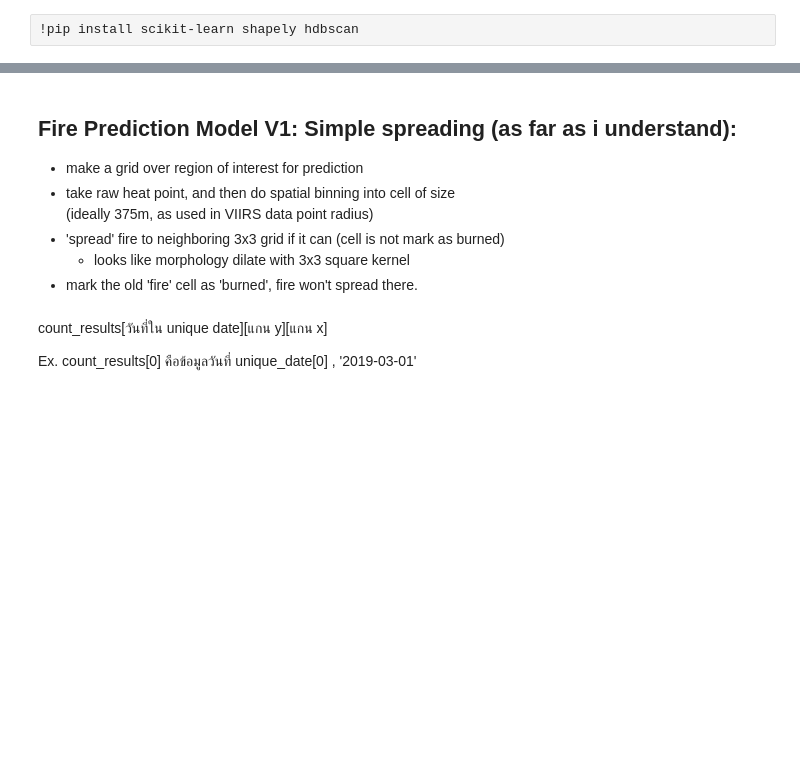
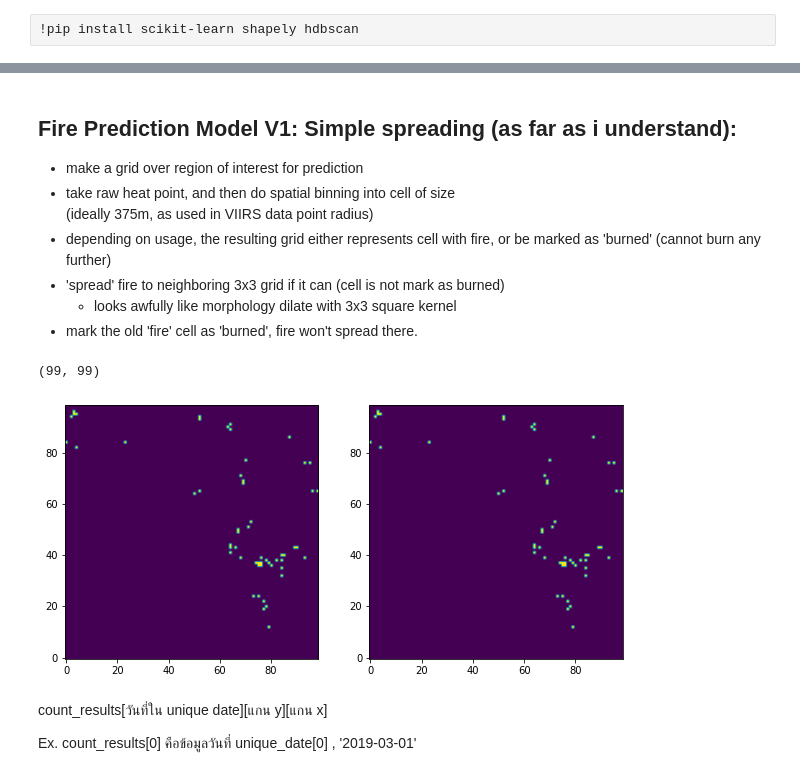
Before and after one commit to r202-coe-psu/agni, a Jupyter notebook: extras/agni-375-grid-reimpl.ipynb, the cells around one changed output, grey strips where cells are left out. Cells and saved outputs as stored; diff of their text form; code cells hidden in the pictures; blank space fills up the shorter version.

Commit message:
firegrid generator as function

```diff
--- a/extras/agni-375-grid-reimpl.ipynb
+++ b/extras/agni-375-grid-reimpl.ipynb
@@ -79,7 +63,21 @@ for days in unique_date:
 - make a grid over region of interest for prediction
 - take raw heat point, and then do spatial binning into cell of size
   (ideally 375m, as used in VIIRS data point radius)
+- depending on usage, the resulting grid either represents cell with fire,
+  or be marked as 'burned' (cannot burn any further)
 - 'spread' fire to neighboring 3x3 grid if it can (cell is not mark as burned)
-  - looks like morphology dilate with 3x3 square kernel
+  - looks awfully like morphology dilate with 3x3 square kernel
 - mark the old 'fire' cell as 'burned', fire won't spread there.
+# %%
+# projection setup
+import utm
+import pyproj
+
+# perfome some project from latlon -> UTM 47N so I can do things in meters
+# force use of x, y (lon, lat) (east, north) order
+proj_latlon = pyproj.Proj('epsg:4326') # lat, lon
+proj_utm47n = pyproj.Proj('epsg:32647') # UTM 47N, as appeared in shapefiles
+
+utm47n_tf = UTM47N_TF = pyproj.Transformer.from_proj(proj_latlon, proj_utm47n, always_xy=True)
+lonlat_tf = LONLAT_TF = pyproj.Transformer.from_proj(proj_utm47n, proj_latlon, always_xy=True)
 # %%
@@ -121,0 +129,21 @@ plt.colorbar()
+# %%
+# try grouping to grids
+# transform coordinate to UTM
+tdf_u = tdf.copy()
+tdf_u['longitude'], tdf_u['latitude'] = utm47n_tf.transform(tdf_u.longitude.to_list(), tdf_u.latitude.to_list())
+# do the binning, abuses `np.histogram2d` to count which cell has fire for us
+count_u, lon_edge_u, lat_edge_u = np.histogram2d(x=tdf_u.longitude, y=tdf_u.latitude, bins=(lons_u, lats_u))
+# only need existence not count
+firegrid_u = count_u.T > 0
+plt.figure(figsize=(10, 5))
+plt.subplot(1, 2, 1, aspect='equal')
+plt.imshow(firegrid_u, origin='lower')
+
+plt.subplot(1, 2, 2, aspect='equal')
+firegrid_f, edges = generate_firegrid(tdf, (lat, lon), 375, 100)
+plt.imshow(firegrid_f, origin='lower')
+
+display(firegrid_u.shape)
+# %% [output]
+(99, 99)
+[figure, added]
```
Also changed, not shown: parts of 15 cells of this notebook.
